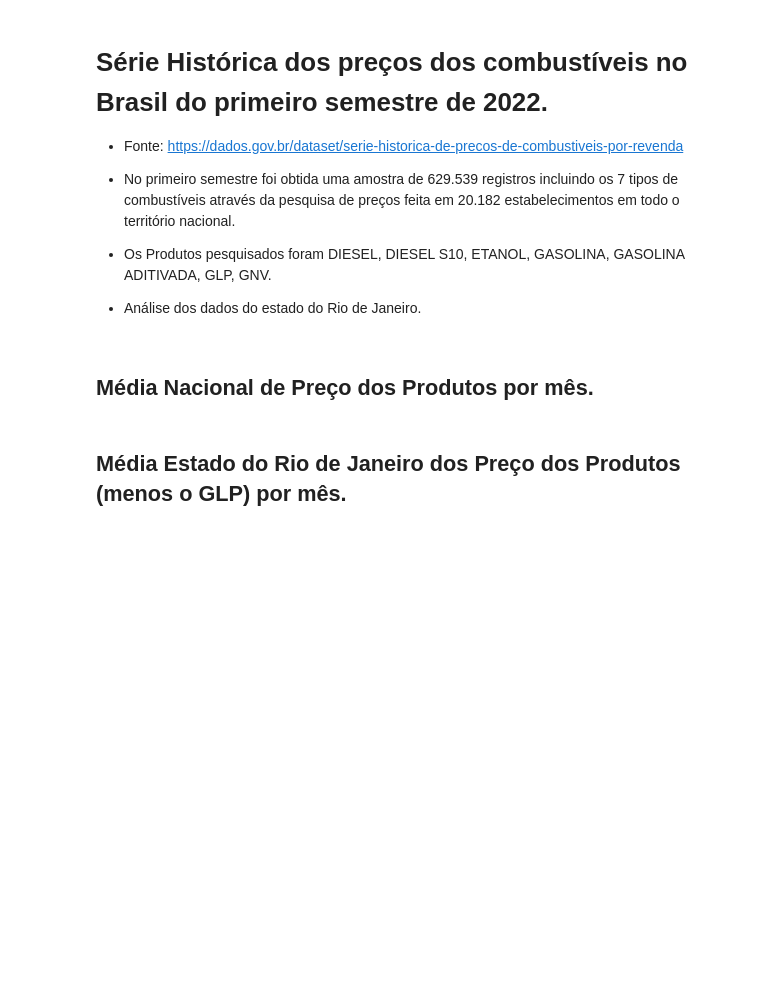
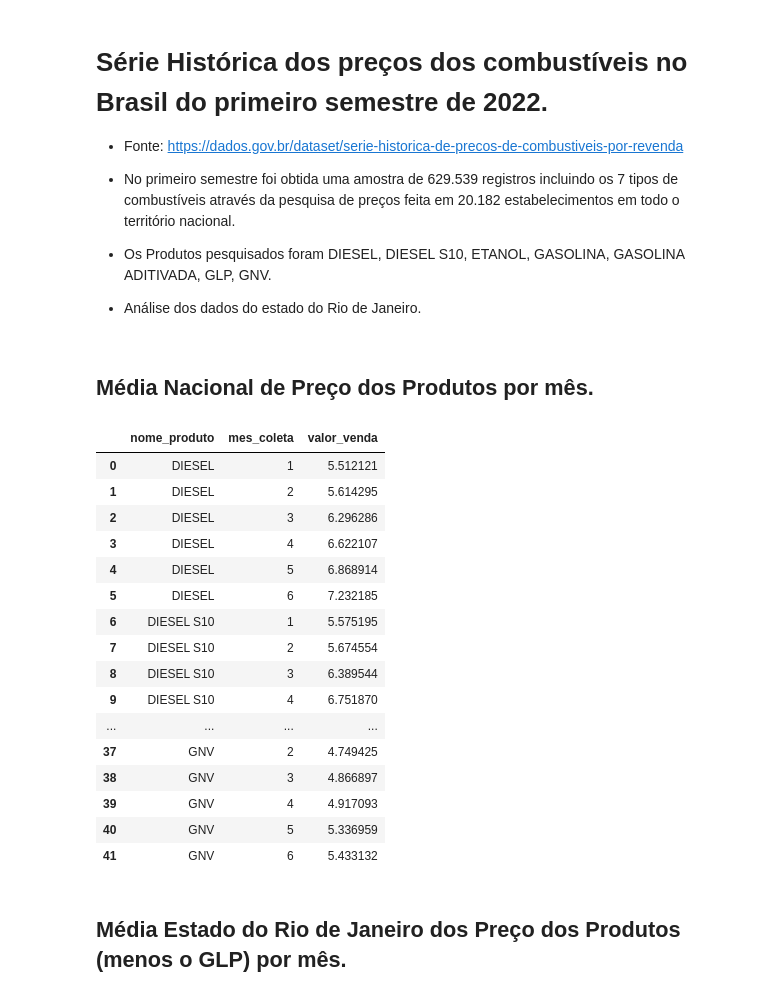
Before and after one commit to msbar/prova_tecnica, a Jupyter notebook: combustiveis/analise.ipynb, the cells around one changed output. Drawn from its saved outputs; the diff is of its cells as text; code cells hidden in the pictures; blank space fills up the shorter version.

```diff
--- a/combustiveis/analise.ipynb
+++ b/combustiveis/analise.ipynb
@@ -53,3 +53,23 @@ df_rj_GNV  = df_rj[df_rj['nome_produto'] == 'GNV']
+# %%
+df.groupby(['nome_produto', 'mes_coleta'])['valor_venda'].mean().reset_index()
+# %% [output]
+|  | nome_produto | mes_coleta | valor_venda |
+| 0 | DIESEL | 1 | 5.512121 |
+| 1 | DIESEL | 2 | 5.614295 |
+| 2 | DIESEL | 3 | 6.296286 |
+| 3 | DIESEL | 4 | 6.622107 |
+| 4 | DIESEL | 5 | 6.868914 |
+| 5 | DIESEL | 6 | 7.232185 |
+| 6 | DIESEL S10 | 1 | 5.575195 |
+| 7 | DIESEL S10 | 2 | 5.674554 |
+| 8 | DIESEL S10 | 3 | 6.389544 |
+| 9 | DIESEL S10 | 4 | 6.751870 |
+| ... | ... | ... | ... |
+| 37 | GNV | 2 | 4.749425 |
+| 38 | GNV | 3 | 4.866897 |
+| 39 | GNV | 4 | 4.917093 |
+| 40 | GNV | 5 | 5.336959 |
+| 41 | GNV | 6 | 5.433132 |
 # %% [markdown]
 ## Média Estado do Rio de Janeiro dos Preço dos Produtos (menos o GLP) por mês.
 # %%
```
Also changed, not shown: parts of 41 cells of this notebook.
